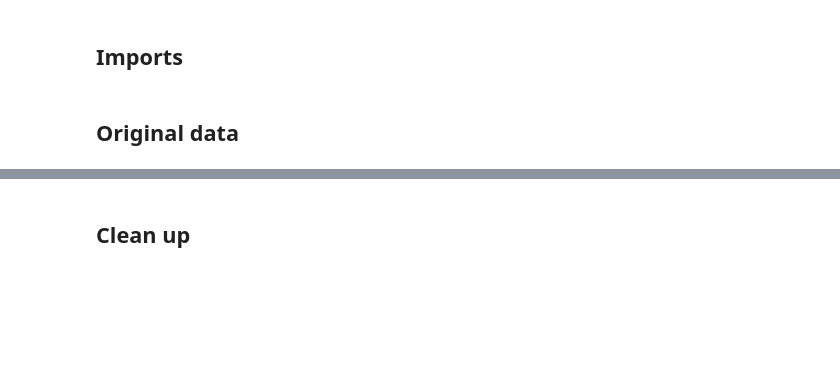
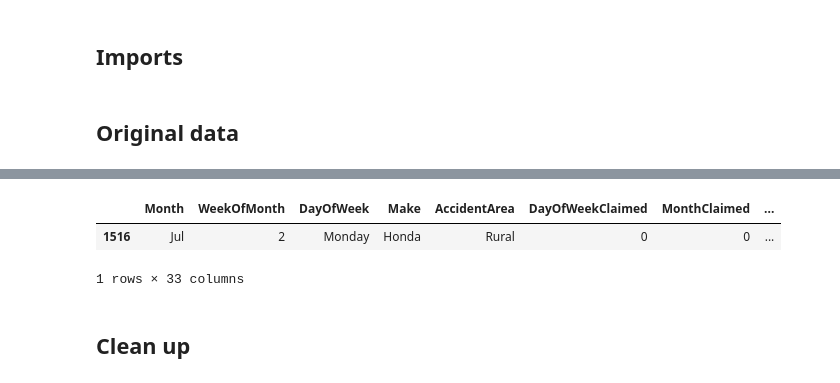
Before and after one commit to abdussaboor98/Automobile-Insurance-Fraud-Detection, a Jupyter notebook: code/xgboost/agnoss_carclaims.ipynb, the cells around one changed output, grey strips where cells are left out. Saved outputs shown, nothing was run; the diff lists cells and outputs as text; code cells hidden in the pictures; blank space fills up the shorter version.

```diff
--- a/code/xgboost/agnoss_carclaims.ipynb
+++ b/code/xgboost/agnoss_carclaims.ipynb
@@ -32,4 +32,10 @@ carclaims_original.sample(10)
 10 rows × 33 columns
+# %%
+carclaims_original[carclaims_original['DayOfWeekClaimed'] == '0']
+# %% [output]
+|  | Month | WeekOfMonth | DayOfWeek | Make | AccidentArea | DayOfWeekClaimed | MonthClaimed | ... |
+| 1516 | Jul | 2 | Monday | Honda | Rural | 0 | 0 | ... |
+1 rows × 33 columns
 # %% [markdown]
 ## Clean up
 # %% [markdown]
```
Also changed, not shown: parts of 2 cells of this notebook, 4 other files.
